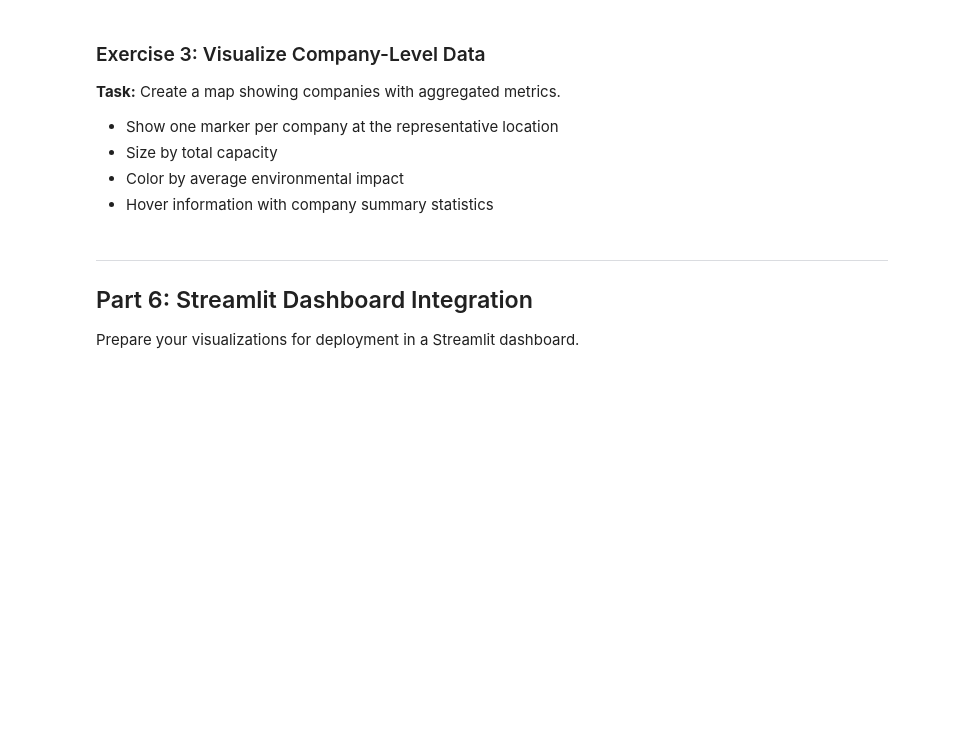
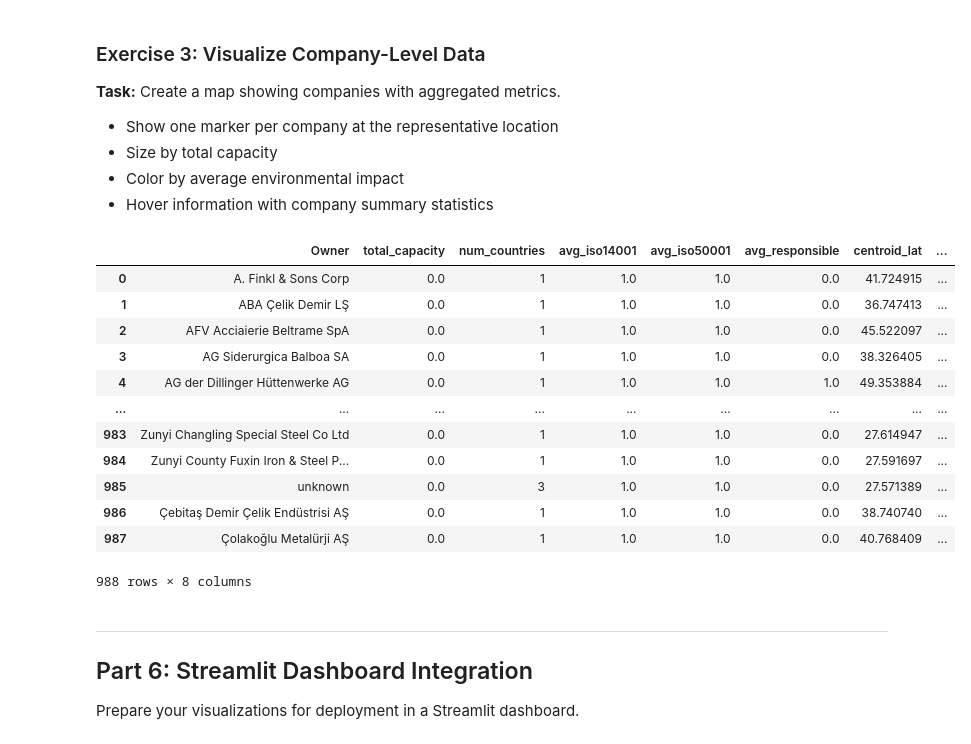
Before and after one commit to alexisvannson/Research-and-emerging-topics, a Jupyter notebook: lab_1_Arthur.ipynb, the cells around one changed output. Cells and saved outputs as stored; diff of their text form; code cells hidden in the pictures; blank space fills up the shorter version.

```diff
--- a/lab_1_Arthur.ipynb
+++ b/lab_1_Arthur.ipynb
@@ -31,6 +31,9 @@ import matplotlib.pyplot as plt
 # Expected columns: plant_id, plant_name, company, latitude, longitude, capacity, year_built, etc.
 
 df = pd.read_excel('Plant-level-data-Global-Iron-and-Steel-Tracker-September-2025-V1.xlsx',sheet_name='Plant data')
+df[['lat', 'lon']] = df['Coordinates'].str.split(',', expand=True)
+df['lat'] = df['lat'].astype(float)
+df['lon'] = df['lon'].astype(float)
 print(df.columns)
 # %% [output]
 Index(['Plant ID', 'Plant name (English)', 'Plant name (other language)',
@@ -421,0 +536,19 @@ Aggregate data at the company level to analyze corporate footprints.
+# %%
+# Group by company and aggregate
+
+env_cols = ['ISO 14001', 'ISO 50001', 'ResponsibleSteel Certification']
+for col in env_cols:
+    if col in df.columns:
+        df[col] = df[col].apply(lambda x: 1 if pd.notna(x) and str(x).strip().lower() not in ['no', '0', 'false'] else 0)
+
+grouped = df.groupby('Owner').agg(
+    Total_capacity=('Total capacity (ttpa)', 'sum'),
+    Number_of_plants=('Owner', 'count'),
+    Avg_ISO_14001=('ISO 14001', 'mean'),
+    Avg_ISO_50001=('ISO 50001', 'mean'),
+    Avg_ResponsibleSteel=('ResponsibleSteel Certification', 'mean'),
+    Countries_operating=('Country/Area', pd.Series.nunique)
+).reset_index()
+
+grouped = grouped.sort_values(by='Total_capacity', ascending=False)
+grouped
@@ -429,0 +575,10 @@ Aggregate data at the company level to analyze corporate footprints.
+# %%
+# Calculate company representative locations
+centroid_df = df.groupby('Owner').agg(
+    centroid_lat=('lat', 'mean'),
+    centroid_lon=('lon', 'mean'),
+    total_capacity=('Total capacity (ttpa)', 'sum'),
+    number_of_plants=('Owner', 'count')
+).reset_index()
+
+centroid_df
@@ -438,0 +606,26 @@ Aggregate data at the company level to analyze corporate footprints.
+# %%
+# Create company-level visualization
+
+agg_df = df.groupby('Owner').agg(
+    total_capacity=('Total capacity (ttpa)', 'sum'),
+    num_countries=('Country/Area', pd.Series.nunique),
+    avg_iso14001=('ISO 14001', 'mean'),
+    avg_iso50001=('ISO 50001', 'mean'),
+    avg_responsible=('ResponsibleSteel Certification', 'mean'),
+).reset_index()
+agg_df = agg_df.merge(centroid_df[['Owner', 'centroid_lat', 'centroid_lon']], on='Owner', how='left')
+agg_df
+# %% [output]
+|  | Owner | total_capacity | num_countries | avg_iso14001 | avg_iso50001 | avg_responsible | centroid_lat | ... |
+| 0 | A. Finkl & Sons Corp | 0.0 | 1 | 1.0 | 1.0 | 0.0 | 41.724915 | ... |
+| 1 | ABA Çelik Demir LŞ | 0.0 | 1 | 1.0 | 1.0 | 0.0 | 36.747413 | ... |
+| 2 | AFV Acciaierie Beltrame SpA | 0.0 | 1 | 1.0 | 1.0 | 0.0 | 45.522097 | ... |
+| 3 | AG Siderurgica Balboa SA | 0.0 | 1 | 1.0 | 1.0 | 0.0 | 38.326405 | ... |
+| 4 | AG der Dillinger Hüttenwerke AG | 0.0 | 1 | 1.0 | 1.0 | 1.0 | 49.353884 | ... |
+| ... | ... | ... | ... | ... | ... | ... | ... | ... |
+| 983 | Zunyi Changling Special Steel Co Ltd | 0.0 | 1 | 1.0 | 1.0 | 0.0 | 27.614947 | ... |
+| 984 | Zunyi County Fuxin Iron & Steel P... | 0.0 | 1 | 1.0 | 1.0 | 0.0 | 27.591697 | ... |
+| 985 | unknown | 0.0 | 3 | 1.0 | 1.0 | 0.0 | 27.571389 | ... |
+| 986 | Çebitaş Demir Çelik Endüstrisi AŞ | 0.0 | 1 | 1.0 | 1.0 | 0.0 | 38.740740 | ... |
+| 987 | Çolakoğlu Metalürji AŞ | 0.0 | 1 | 1.0 | 1.0 | 0.0 | 40.768409 | ... |
+988 rows × 8 columns
```
Also changed, not shown: parts of 21 cells of this notebook.
